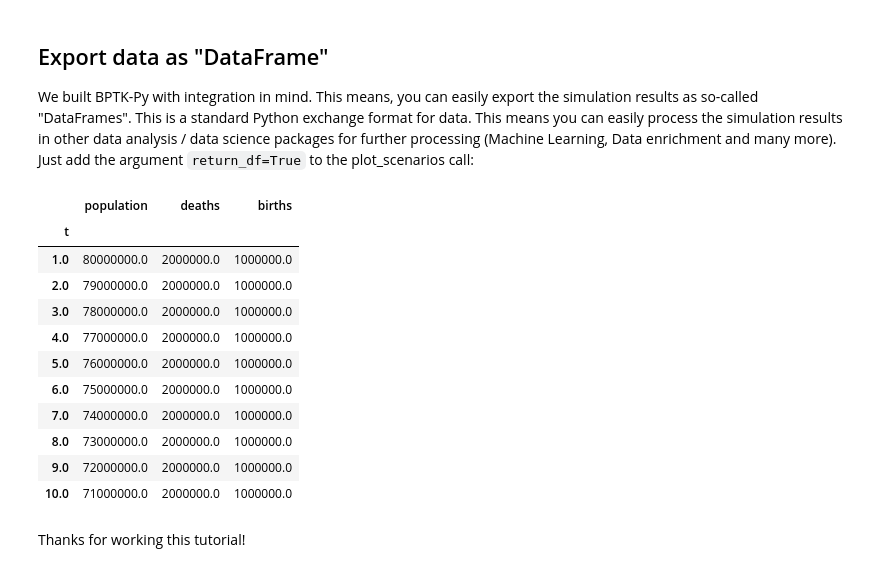
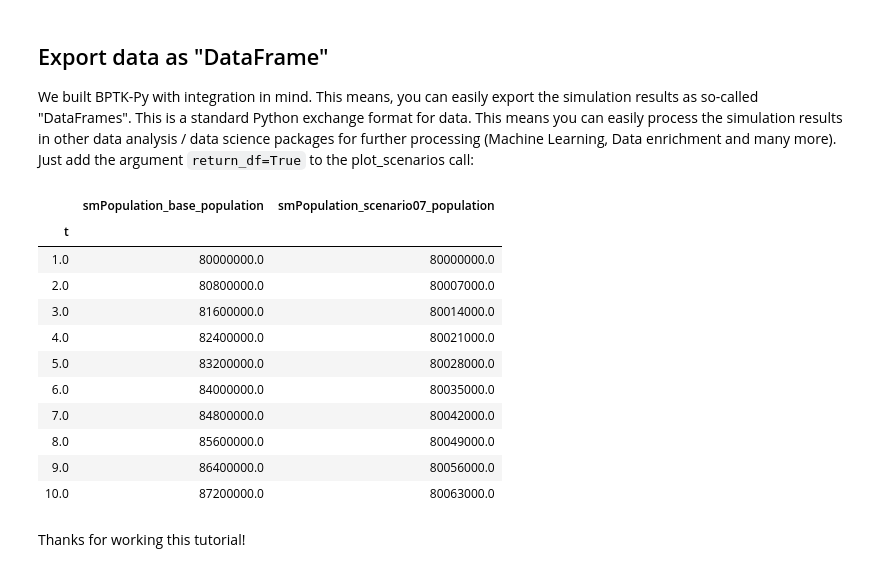
Before and after one commit to transentis/bptk_py_tutorial, a Jupyter notebook: notebooks/step-by-step-guides/introduction_sd_sddsl.ipynb, the cells around one changed output. Cells and saved outputs as stored; diff of their text form; code cells hidden in the pictures.

```diff
--- a/notebooks/step-by-step-guides/introduction_sd_sddsl.ipynb
+++ b/notebooks/step-by-step-guides/introduction_sd_sddsl.ipynb
@@ -168,21 +231,23 @@ bptk.plot_scenarios(
 We built BPTK-Py with integration in mind. This means, you can easily export the simulation results as so-called "DataFrames". This is a standard Python exchange format for data. This means you can easily process the simulation results in other data analysis / data science packages for further processing (Machine Learning, Data enrichment and many more). Just add the argument ``return_df=True`` to the plot_scenarios call:
 # %%
 bptk.plot_scenarios(
-    scenarios="base",
+    scenarios=["base","scenario07"],
     scenario_managers="smPopulation",
-    equations=["population","deaths","births"], return_df=True)
+    equations=["population"],
+    series_names={},
+    return_df=True)
 # %% [output]
-|  | population | deaths | births |
-| t |  |  |  |
-| 1.0 | 80000000.0 | 2000000.0 | 1000000.0 |
-| 2.0 | 79000000.0 | 2000000.0 | 1000000.0 |
-| 3.0 | 78000000.0 | 2000000.0 | 1000000.0 |
-| 4.0 | 77000000.0 | 2000000.0 | 1000000.0 |
-| 5.0 | 76000000.0 | 2000000.0 | 1000000.0 |
-| 6.0 | 75000000.0 | 2000000.0 | 1000000.0 |
-| 7.0 | 74000000.0 | 2000000.0 | 1000000.0 |
-| 8.0 | 73000000.0 | 2000000.0 | 1000000.0 |
-| 9.0 | 72000000.0 | 2000000.0 | 1000000.0 |
-| 10.0 | 71000000.0 | 2000000.0 | 1000000.0 |
+|  | smPopulation_base_population | smPopulation_scenario07_population |
+| t |  |  |
+| 1.0 | 80000000.0 | 80000000.0 |
+| 2.0 | 80800000.0 | 80007000.0 |
+| 3.0 | 81600000.0 | 80014000.0 |
+| 4.0 | 82400000.0 | 80021000.0 |
+| 5.0 | 83200000.0 | 80028000.0 |
+| 6.0 | 84000000.0 | 80035000.0 |
+| 7.0 | 84800000.0 | 80042000.0 |
+| 8.0 | 85600000.0 | 80049000.0 |
+| 9.0 | 86400000.0 | 80056000.0 |
+| 10.0 | 87200000.0 | 80063000.0 |
 # %% [markdown]
 Thanks for working this tutorial!
```
Also changed, not shown: parts of 14 cells of this notebook, 7 other files.
